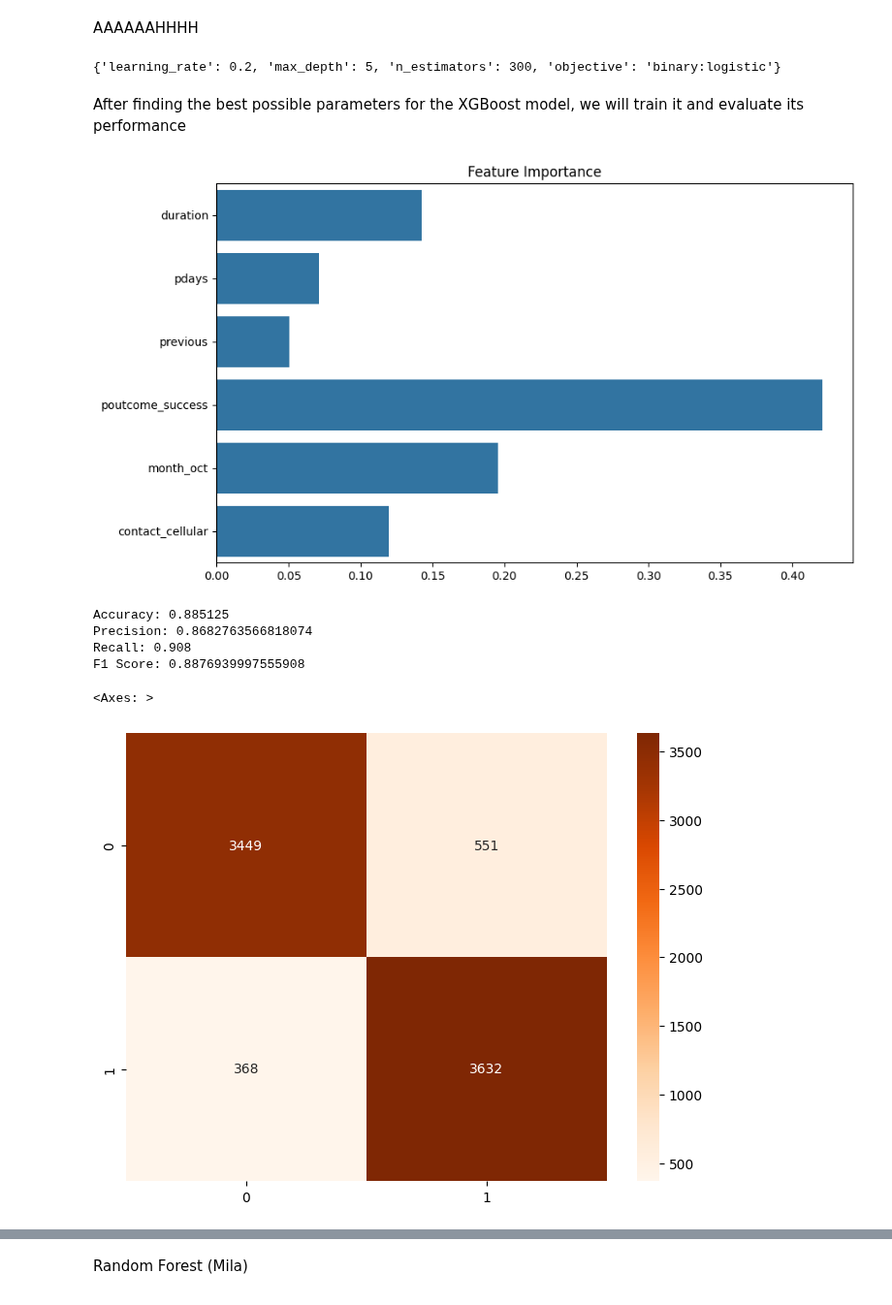
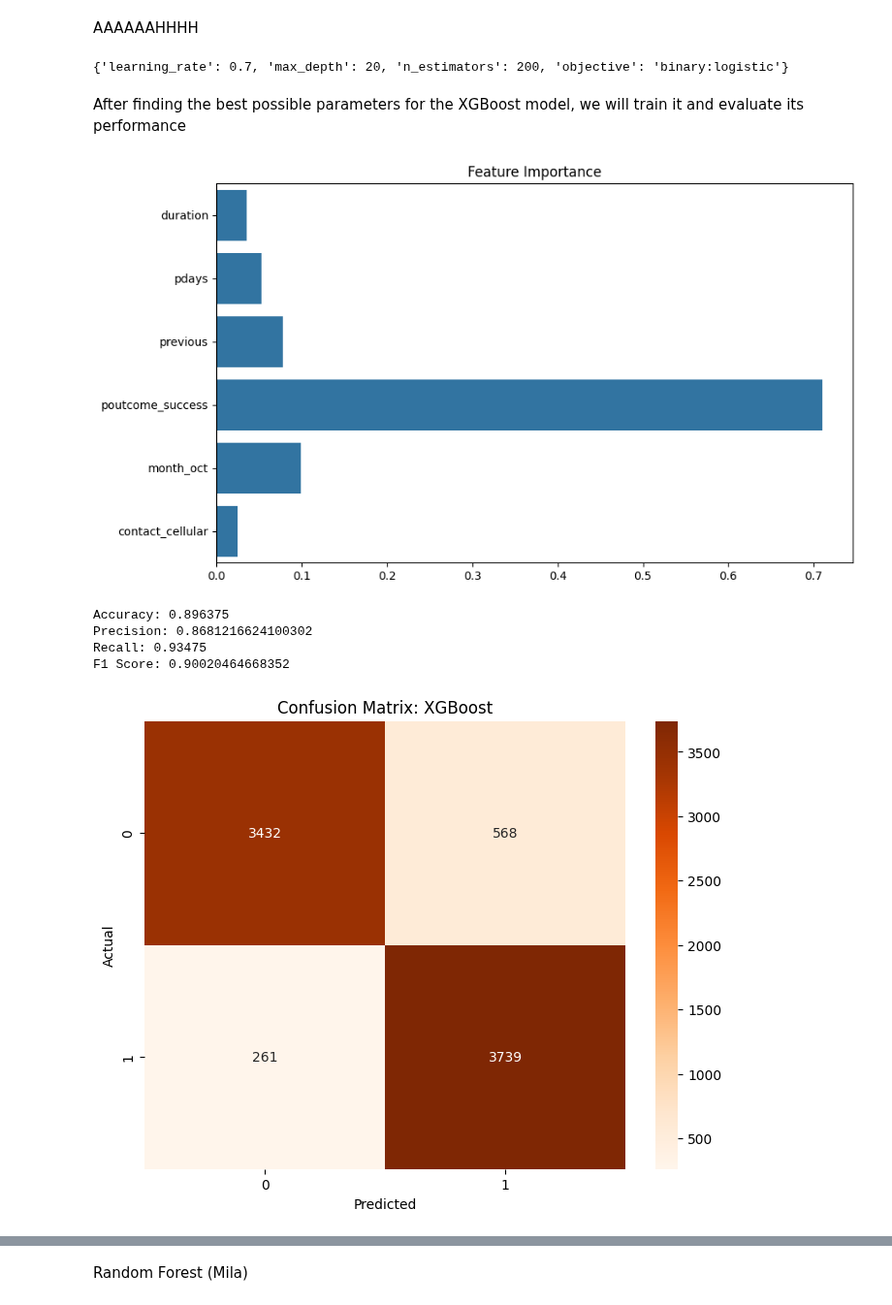
Before and after one commit to DSBE-Semester-A/DataMining, a Jupyter notebook: Assignment2/Assignment_2.ipynb, the cells around one changed output, grey strips where cells are left out. Shown at 97% size. Saved outputs shown, nothing was run; the diff lists cells and outputs as text; code cells hidden in the pictures.

Commit message:
Added evaluation and feature importances for XGBoost model

```diff
--- a/Assignment2/Assignment_2.ipynb
+++ b/Assignment2/Assignment_2.ipynb
@@ -433,62 +429,61 @@ AAAAAAHHHH
 #Import necessary libraries for XGBoost
 from xgboost import XGBClassifier
 
-#Import necessary libraries for parameter tuning
+#Import Gridsearch for hyperparameter tuning
 from sklearn.model_selection import GridSearchCV
 
 
 #Initialize the XGBClassifier
 xgb = XGBClassifier()
 
-#Perform gridsearch for hyperparameter tuning (~10 seconds)
+#Perform gridsearch for hyperparameter tuning (~40 seconds)
+#Hyperparameters here are chosen through iterative manual tuning
 param_grid = {
-    'max_depth': [3, 4, 5],
-    'learning_rate': [0.01, 0.1, 0.2],
-    'n_estimators': [100, 200, 300],
+    'max_depth': [10, 15, 20],
+    'learning_rate': [0.3, 0.5, 0.6, 0.7],
+    'n_estimators': [200, 300, 400, 500],
     'objective': ['binary:logistic']
 }
 
-grid_search = GridSearchCV(estimator=xgb, param_grid=param_grid, cv=3, n_jobs=-1, scoring='accuracy')
+#Perform grid search with 5-fold cross-validation
+grid_search = GridSearchCV(estimator=xgb, param_grid=param_grid, cv=5, n_jobs=-1, scoring='accuracy')
 grid_search.fit(df_upsampled[key_features], df_upsampled['y_yes'])
 
 #Print the best parameters
 print(grid_search.best_params_)
 # %% [output]
-{'learning_rate': 0.2, 'max_depth': 5, 'n_estimators': 300, 'objective': 'binary:logistic'}
+{'learning_rate': 0.7, 'max_depth': 20, 'n_estimators': 200, 'objective': 'binary:logistic'}
 # %% [markdown]
 After finding the best possible parameters for the XGBoost model, we will train it and evaluate its performance
 # %%
 #Initialize the XGBClassifier with the best parameters
 xgb_best = XGBClassifier(**grid_search.best_params_)
 xgb_best.fit(df_upsampled[key_features], df_upsampled['y_yes'])
-
-#Visualize the feature importance
-plt.figure(figsize=(10, 6))
-sns.barplot(x=xgb_best.feature_importances_, y=key_features)
-plt.title('Feature Importance')
-plt.show()
 # %% [output]
-[figure, old version]
+[figure, new version]
 # %%
 #Evaluate best model performance
-from sklearn.metrics import classification_report, confusion_matrix, precision_score, recall_score, f1_score
+from sklearn.metrics import confusion_matrix, precision_score, recall_score, f1_score
 
 #Predict the target variable
 y_pred = xgb_best.predict(df_upsampled[key_features])
 
 #Print evaluation measures
 print('Accuracy:', np.mean(df_upsampled['y_yes'] == y_pred))
 print('Precision:', precision_score(df_upsampled['y_yes'], y_pred))
 print('Recall:', recall_score(df_upsampled['y_yes'], y_pred))
 print('F1 Score:', f1_score(df_upsampled['y_yes'], y_pred))
 
 #Visualize confusion matrix
-plt.figure(figsize=(8, 6))
-sns.heatmap(confusion_matrix(df_upsampled['y_yes'], y_pred), annot=True, fmt='d', cmap=plt.cm.Oranges)
+plt.figure(figsize=(8, 6));
+plt.title('Confusion Matrix: XGBoost');
+
+sns.heatmap(confusion_matrix(df_upsampled['y_yes'], y_pred), annot=True, fmt='d', cmap=plt.cm.Oranges);
+plt.xlabel('Predicted');
+plt.ylabel('Actual');
 # %% [output]
-Accuracy: 0.885125
-Precision: 0.8682763566818074
-Recall: 0.908
-F1 Score: 0.8876939997555908
+Accuracy: 0.896375
+Precision: 0.8681216624100302
+Recall: 0.93475
+F1 Score: 0.90020464668352
-<Axes: >
-[figure, old version]
+[figure, new version]
```
Also changed, not shown: parts of 6 cells of this notebook.
